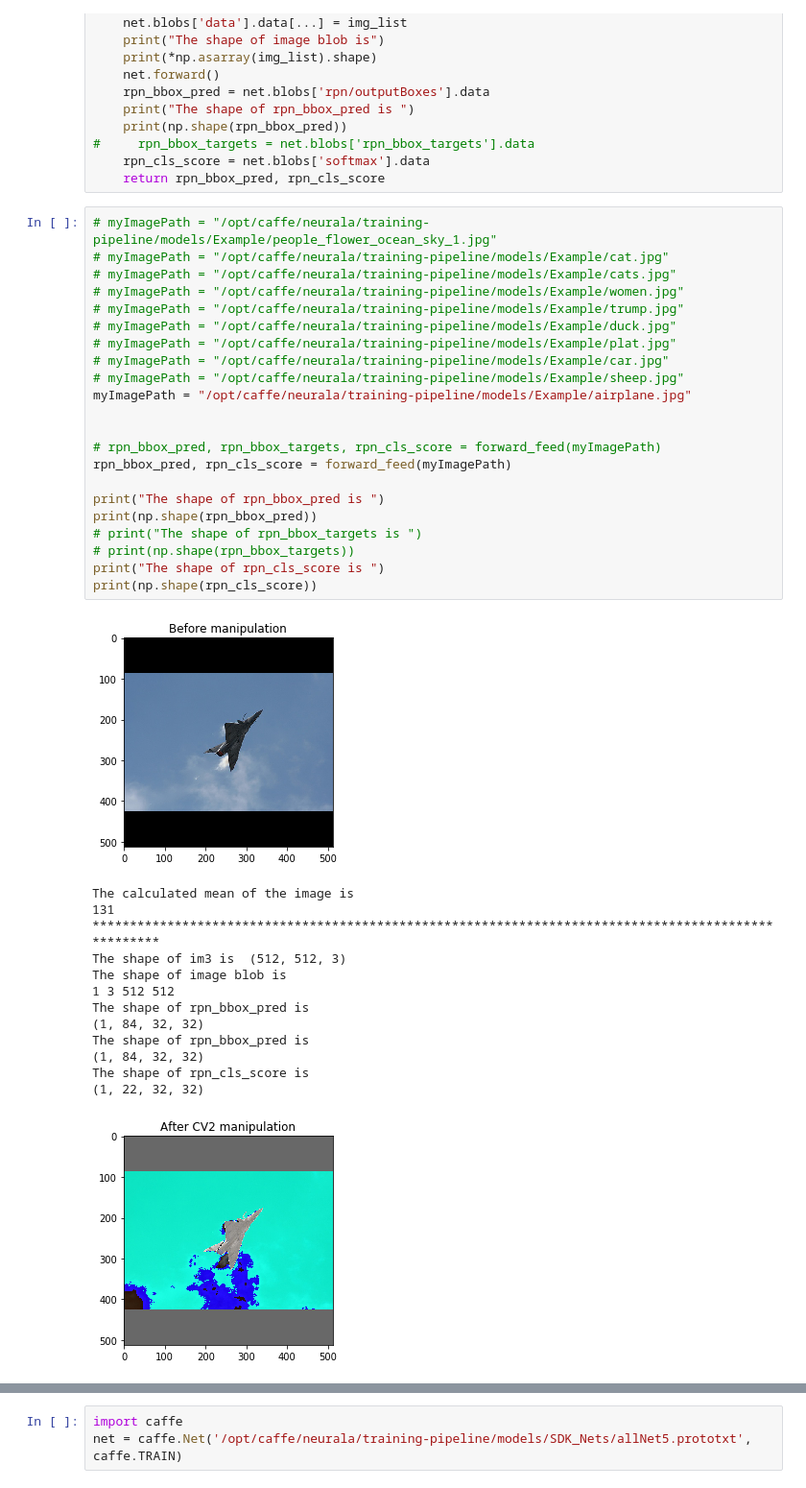
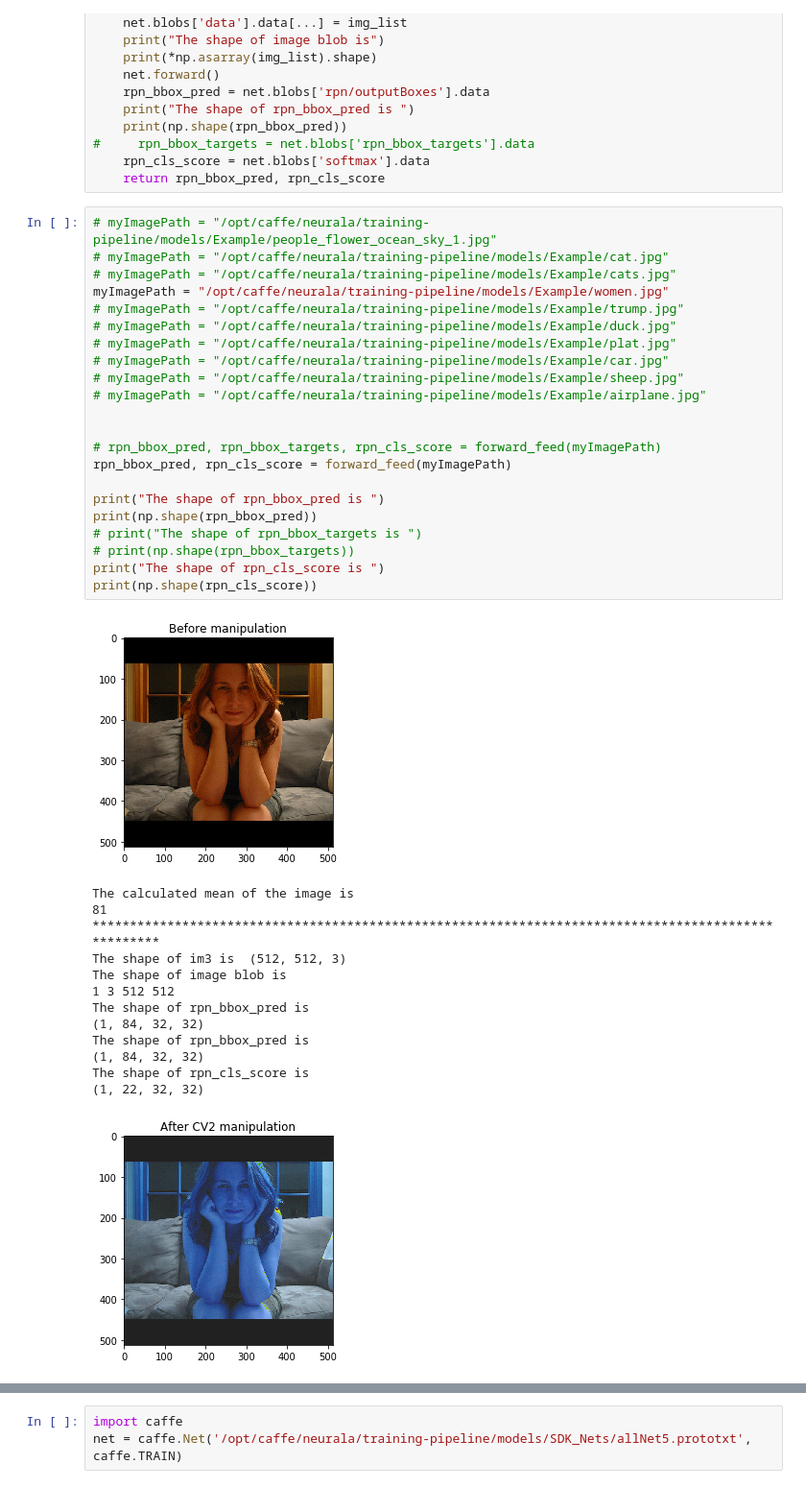
Before and after one commit to ShubhamPatil1994/training_pipeline, a Jupyter notebook: python_forward.ipynb, the cells around one changed output, grey strips where cells are left out. Shown at 96% size. Saved outputs shown, nothing was run; the diff lists cells and outputs as text.

```diff
--- a/python_forward.ipynb
+++ b/python_forward.ipynb
@@ -175,39 +175,39 @@ def forward_feed(myImagePath):
 # myImagePath = "/opt/caffe/neurala/training-pipeline/models/Example/people_flower_ocean_sky_1.jpg"
 # myImagePath = "/opt/caffe/neurala/training-pipeline/models/Example/cat.jpg"
 # myImagePath = "/opt/caffe/neurala/training-pipeline/models/Example/cats.jpg"
-# myImagePath = "/opt/caffe/neurala/training-pipeline/models/Example/women.jpg"
+myImagePath = "/opt/caffe/neurala/training-pipeline/models/Example/women.jpg"
 # myImagePath = "/opt/caffe/neurala/training-pipeline/models/Example/trump.jpg"
 # myImagePath = "/opt/caffe/neurala/training-pipeline/models/Example/duck.jpg"
 # myImagePath = "/opt/caffe/neurala/training-pipeline/models/Example/plat.jpg"
 # myImagePath = "/opt/caffe/neurala/training-pipeline/models/Example/car.jpg"
 # myImagePath = "/opt/caffe/neurala/training-pipeline/models/Example/sheep.jpg"
-myImagePath = "/opt/caffe/neurala/training-pipeline/models/Example/airplane.jpg"
+# myImagePath = "/opt/caffe/neurala/training-pipeline/models/Example/airplane.jpg"
 
 
 # rpn_bbox_pred, rpn_bbox_targets, rpn_cls_score = forward_feed(myImagePath)
 rpn_bbox_pred, rpn_cls_score = forward_feed(myImagePath)
 
 print("The shape of rpn_bbox_pred is ")
 print(np.shape(rpn_bbox_pred))
 # print("The shape of rpn_bbox_targets is ")
 # print(np.shape(rpn_bbox_targets))
 print("The shape of rpn_cls_score is ")
 print(np.shape(rpn_cls_score))
 # %% [output]
-[figure, old version]
+[figure, new version]
 The calculated mean of the image is
-131
+81
 ****************************************************************************************************
 The shape of im3 is  (512, 512, 3)
 The shape of image blob is
 1 3 512 512
 The shape of rpn_bbox_pred is
 (1, 84, 32, 32)
 The shape of rpn_bbox_pred is
 (1, 84, 32, 32)
 The shape of rpn_cls_score is
 (1, 22, 32, 32)
-[figure, old version]
+[figure, new version]
 # %%
 # myIndex is the particular 1-21 index; x & y are the location in the 32x32 grid; tmp_rpn_bbox_mod use to get the x y
 # movements, and width and height adjustments
```
Also changed, not shown: parts of 3 cells of this notebook.
